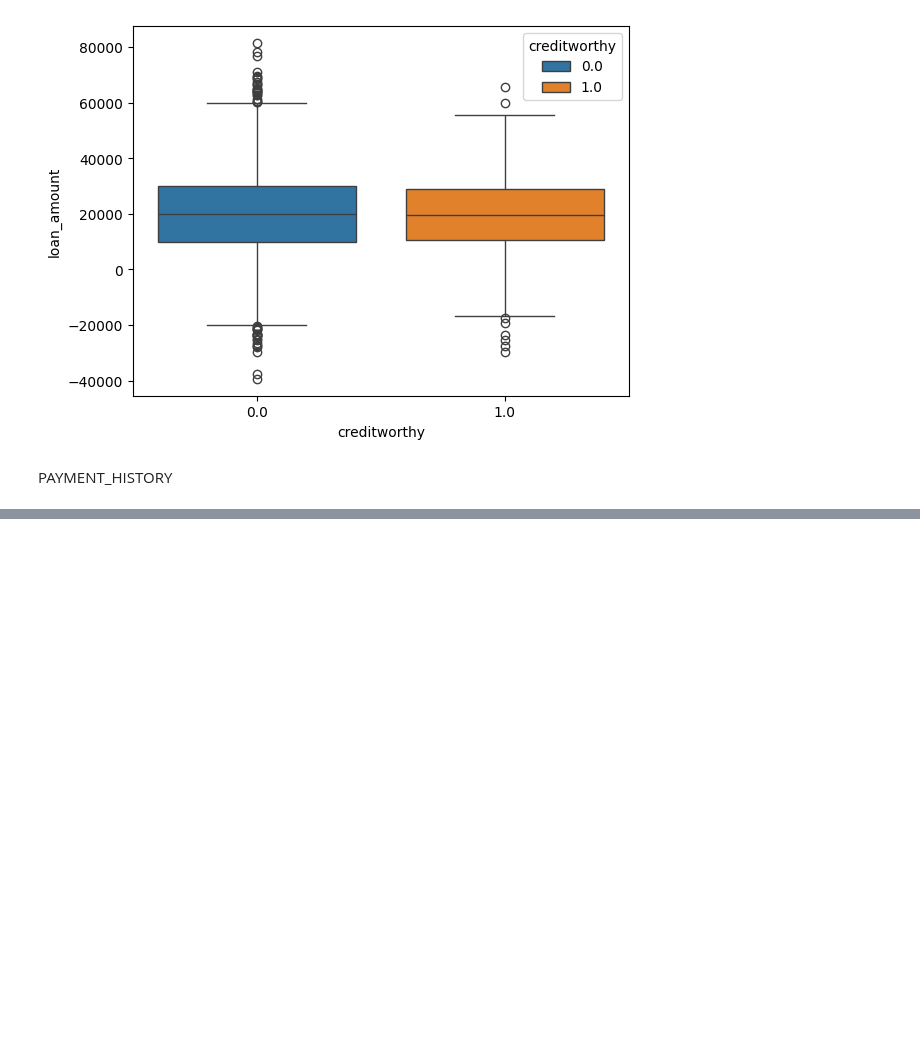
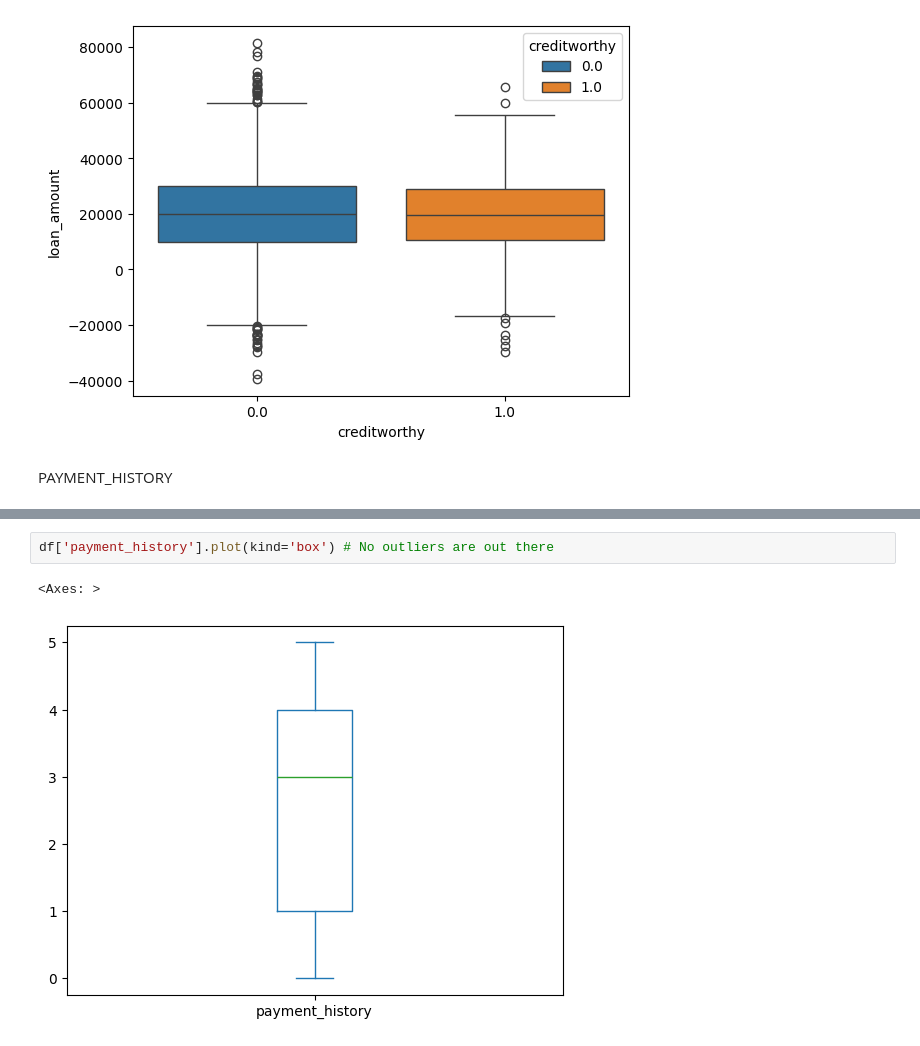
Before and after one commit to saaaaaaaaaaaaaad56/creditworthiness, a Jupyter notebook: over_view.ipynb, the cells around one changed output, grey strips where cells are left out. Drawn from its saved outputs; the diff is of its cells as text; blank space fills up the shorter version.

```diff
--- a/over_view.ipynb
+++ b/over_view.ipynb
@@ -346,0 +367,5 @@ dtype: int64
+# %%
+df['payment_history'].plot(kind='box') # No outliers are out there
+# %% [output]
+<Axes: >
+[figure, added]
```
Also changed, not shown: parts of 22 cells of this notebook.
